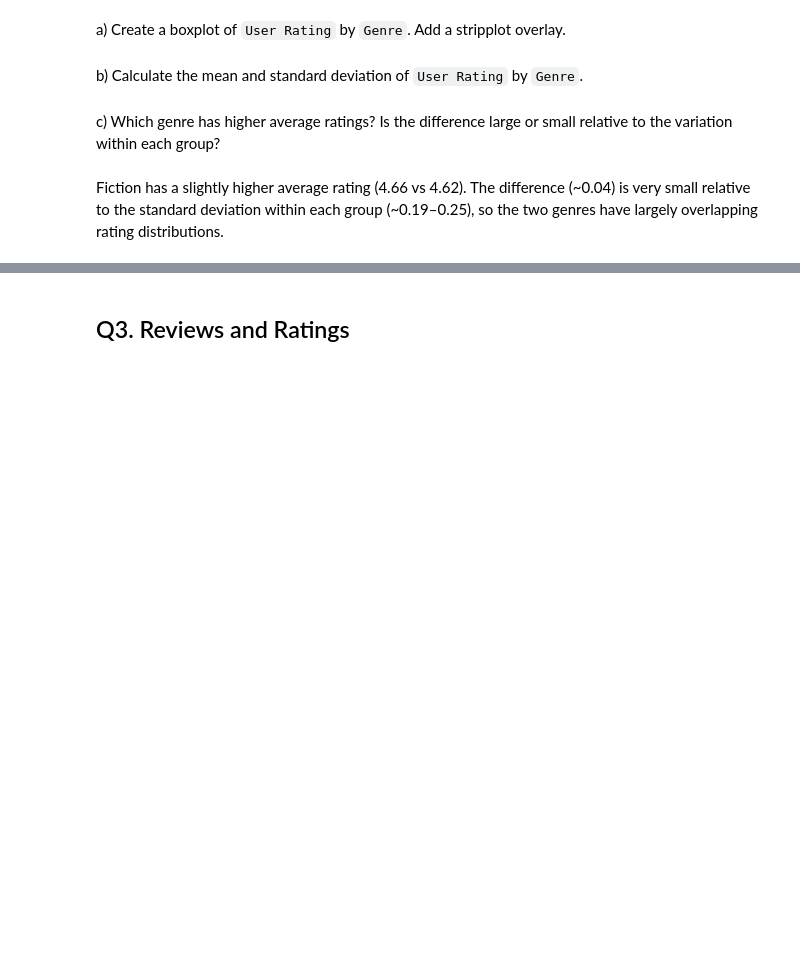
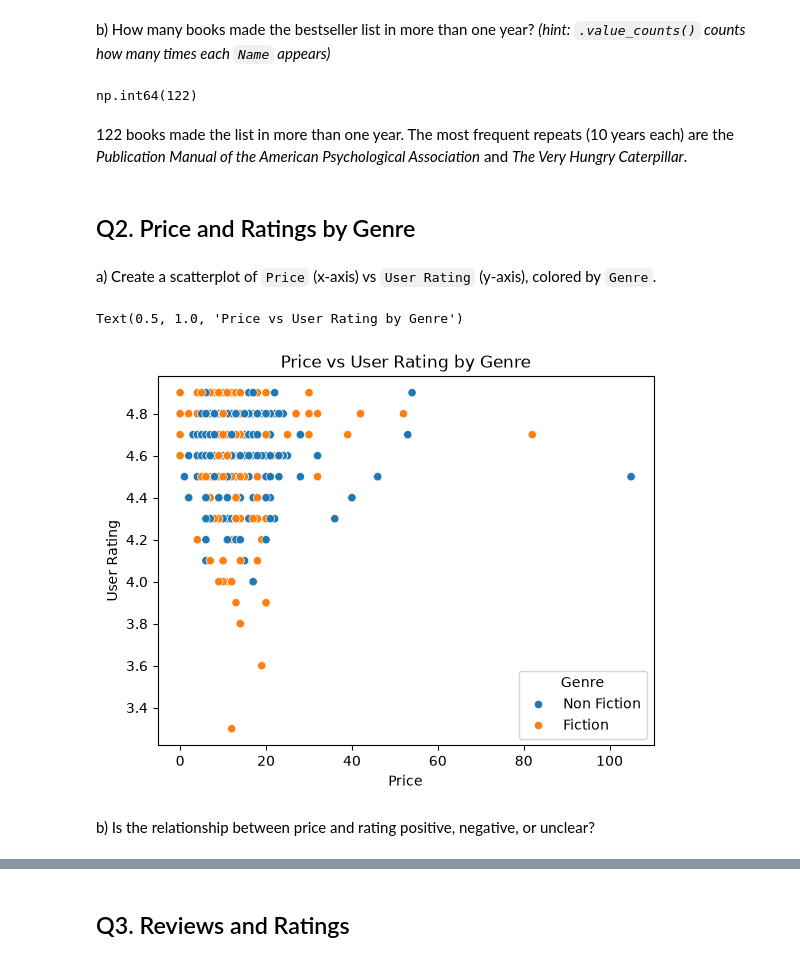
Before and after one commit to tayweid/econ-0150, a Jupyter notebook: parts/part-2-3/Homework_2_3_sols.ipynb, the cells around one changed output, grey strips where cells are left out. Drawn from its saved outputs; the diff is of its cells as text; code cells hidden in the pictures; blank space fills up the shorter version.

```diff
--- a/parts/part-2-3/Homework_2_3_sols.ipynb
+++ b/parts/part-2-3/Homework_2_3_sols.ipynb
@@ -39,8 +37,19 @@ The column `Genre` describes whether the bestseller is Fiction or Non-Fiction.
+# %% [markdown]
+b) How many books made the bestseller list in more than one year? *(hint: `.value_counts()` counts how many times each `Name` appears)*
+# %%
+counts = books['Name'].value_counts()
+(counts > 1).sum()
+# %% [output]
+np.int64(122)
+# %% [markdown]
+122 books made the list in more than one year. The most frequent repeats (10 years each) are the *Publication Manual of the American Psychological Association* and *The Very Hungry Caterpillar*.
+# %% [markdown]
+## Q2. Price and Ratings by Genre
 # %% [markdown]
-a) Create a boxplot of `User Rating` by `Genre`. Add a stripplot overlay.
+a) Create a scatterplot of `Price` (x-axis) vs `User Rating` (y-axis), colored by `Genre`.
 # %%
-sns.boxplot(data=books, x='Genre', y='User Rating', whis=(0,100))
-sns.stripplot(data=books, x='Genre', y='User Rating', alpha=0.3, color='black')
-plt.title('User Rating by Genre')
+sns.scatterplot(data=books, x='Price', y='User Rating', hue='Genre')
+plt.title('Price vs User Rating by Genre')
+# %% [output]
+Text(0.5, 1.0, 'Price vs User Rating by Genre')
+[figure, added]
-# %% [markdown]
-b) Calculate the mean and standard deviation of `User Rating` by `Genre`.
@@ -49,4 +56,2 @@ books.groupby('Genre')['User Rating'].agg(['mean', 'std'])
-# %% [markdown]
-c) Which genre has higher average ratings? Is the difference large or small relative to the variation within each group?
-# %% [markdown]
-Fiction has a slightly higher average rating (4.66 vs 4.62). The difference (~0.04) is very small relative to the standard deviation within each group (~0.19–0.25), so the two genres have largely overlapping rating distributions.
+# %% [markdown]
+b) Is the relationship between price and rating positive, negative, or unclear?
```
Also changed, not shown: parts of 29 cells of this notebook, 8 other files.
